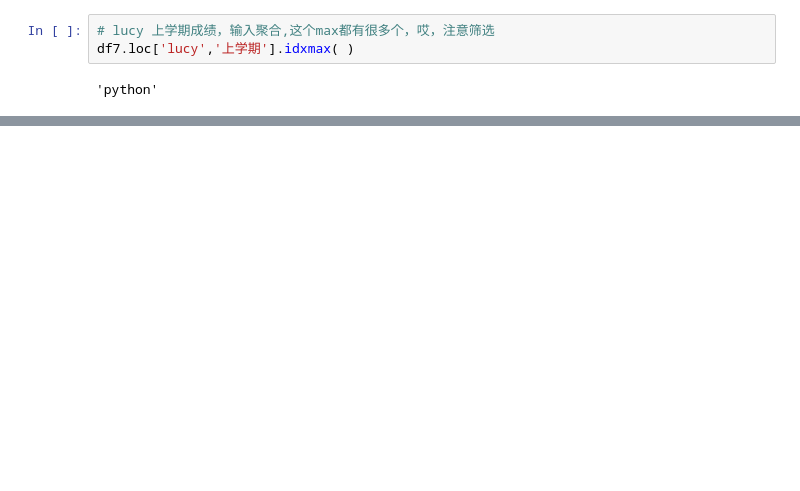
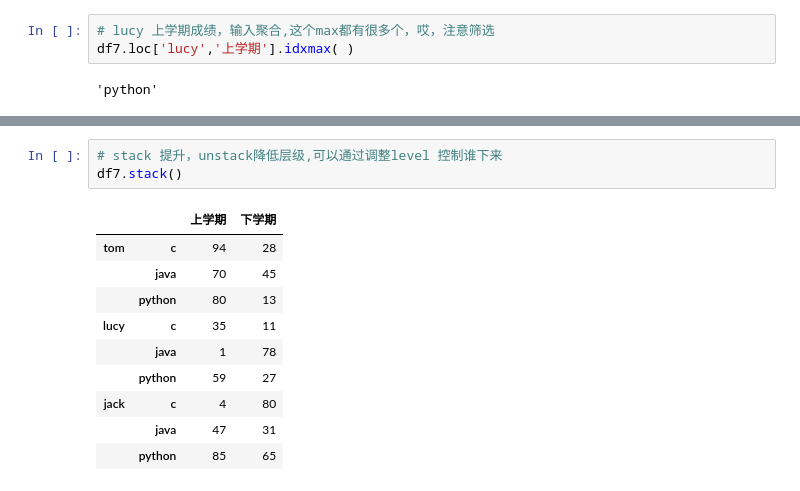
Before and after one commit to esir-indv/Pandas-Matplotlib, a Jupyter notebook: 多级索引.ipynb, the cells around one changed output, grey strips where cells are left out. Saved outputs shown, nothing was run; the diff lists cells and outputs as text; blank space fills up the shorter version.

```diff
--- a/多级索引.ipynb
+++ b/多级索引.ipynb
@@ -282,0 +283,14 @@ df7
+# %%
+# stack 提升，unstack降低层级,可以通过调整level 控制谁下来
+df7.stack()
+# %% [output]
+|  |  | 上学期 | 下学期 |
+| tom | c | 94 | 28 |
+|  | java | 70 | 45 |
+|  | python | 80 | 13 |
+| lucy | c | 35 | 11 |
+|  | java | 1 | 78 |
+|  | python | 59 | 27 |
+| jack | c | 4 | 80 |
+|  | java | 47 | 31 |
+|  | python | 85 | 65 |
```
Also changed, not shown: parts of 24 cells of this notebook, 1 other file.
